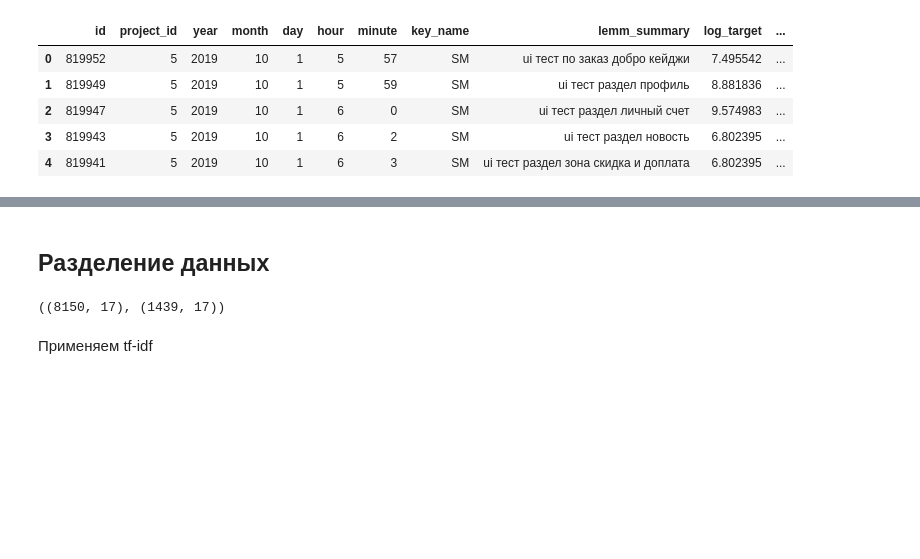
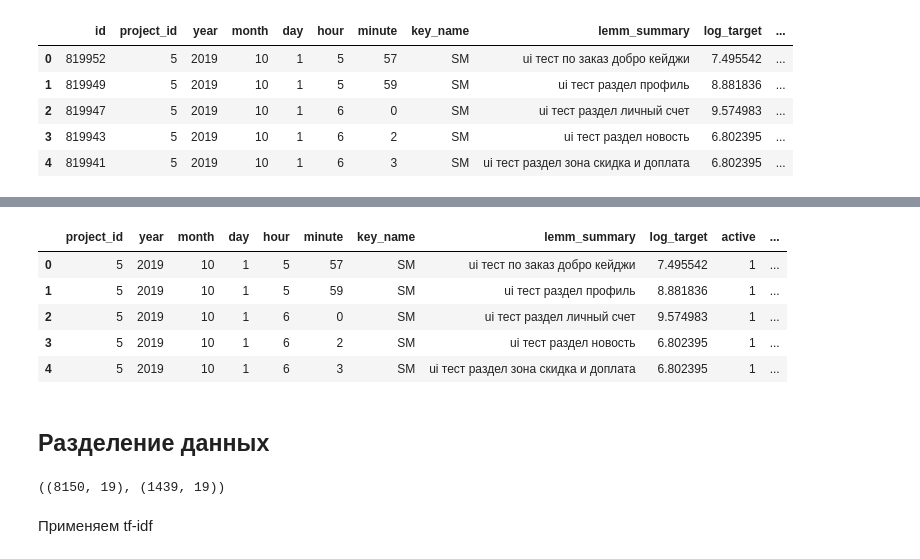
Before and after one commit to TayJen/hackathon_algu2022, a Jupyter notebook: H_ALGU_2022_Advance.ipynb, the cells around one changed output, grey strips where cells are left out. Drawn from its saved outputs; the diff is of its cells as text; code cells hidden in the pictures; blank space fills up the shorter version.

Commit message:
new info about comments

```diff
--- a/H_ALGU_2022_Advance.ipynb
+++ b/H_ALGU_2022_Advance.ipynb
@@ -226,0 +239,10 @@ df.head()
+# %%
+df_coms = pd.read_csv("./data/train/train_comments.csv")
+# %%
+df_coms_counts = df_coms.groupby('issue_id').agg({'comment_id': 'count',
+                                                  'author_id': 'nunique'})
+df_coms_counts.reset_index(inplace=True)
+df_coms_counts.rename(columns={"comment_id":"comments_cnt",
+                               "author_id":"authors_cnt"},
+                      inplace=True)
+df_coms_counts.head()
@@ -227,7 +256,21 @@ df.head()
+# %%
+df = pd.merge(df, df_coms_counts, left_on="id", right_on="issue_id", how='left')
+df.drop(['id', 'issue_id'], axis=1, inplace=True)
+# %%
+df['comments_cnt'] = df['comments_cnt'].fillna(0).astype('int32')
+df['authors_cnt'] = df['authors_cnt'].fillna(0).astype('int32')
+df.head()
+# %% [output]
+|  | project_id | year | month | day | hour | minute | key_name | lemm_summary | log_target | active | ... |
+| 0 | 5 | 2019 | 10 | 1 | 5 | 57 | SM | ui тест по заказ добро кейджи | 7.495542 | 1 | ... |
+| 1 | 5 | 2019 | 10 | 1 | 5 | 59 | SM | ui тест раздел профиль | 8.881836 | 1 | ... |
+| 2 | 5 | 2019 | 10 | 1 | 6 | 0 | SM | ui тест раздел личный счет | 9.574983 | 1 | ... |
+| 3 | 5 | 2019 | 10 | 1 | 6 | 2 | SM | ui тест раздел новость | 6.802395 | 1 | ... |
+| 4 | 5 | 2019 | 10 | 1 | 6 | 3 | SM | ui тест раздел зона скидка и доплата | 6.802395 | 1 | ... |
 # %% [markdown]
 ## Разделение данных
 # %%
-X = df.drop(['id', 'log_target'], axis=1)
+X = df.drop(['log_target'], axis=1)
 y = df[['log_target']]
 
 X_train, X_val, y_train, y_val = train_test_split(X, y, test_size=0.15, random_state=59)
@@ -237,7 +280,7 @@ y_train = y_train.values
 y_val = y_val.values
 X_train.shape, X_val.shape
 # %% [output]
-((8150, 17), (1439, 17))
+((8150, 19), (1439, 19))
 # %% [markdown]
 Применяем tf-idf
 # %%
```
Also changed, not shown: parts of 14 cells of this notebook.
